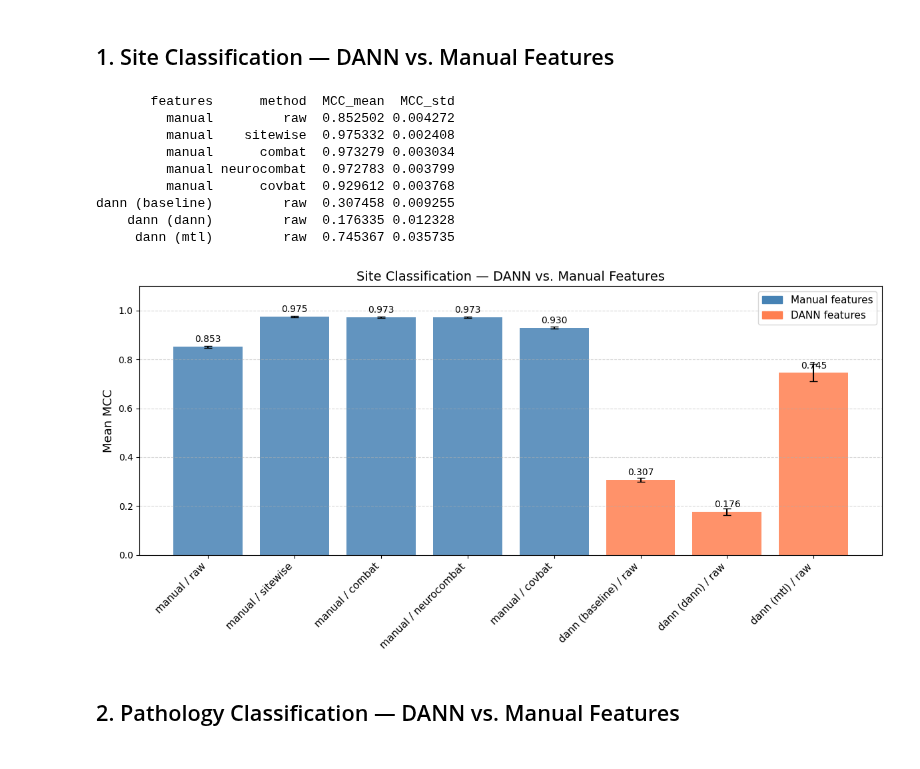
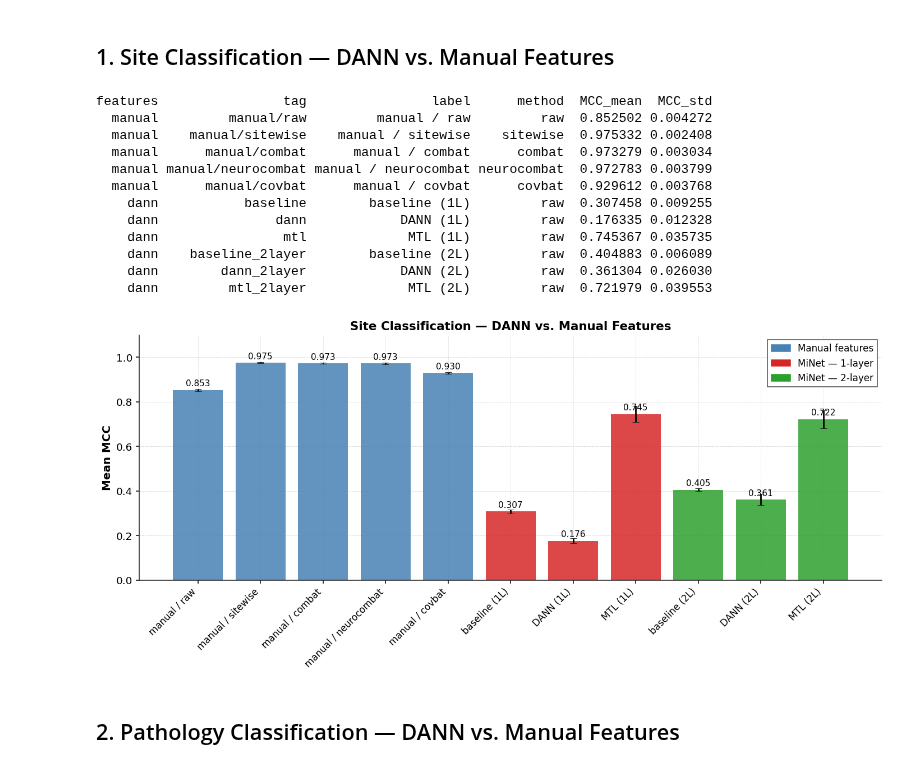
Before and after one commit to chox7/eeg-site-effects, a Jupyter notebook: notebooks/04_dann/01_dann_evaluation.ipynb, the cells around one changed output. Cells and saved outputs as stored; diff of their text form; code cells hidden in the pictures.

```diff
--- a/notebooks/04_dann/01_dann_evaluation.ipynb
+++ b/notebooks/04_dann/01_dann_evaluation.ipynb
@@ -80,13 +113,6 @@ dann_raw   = dann_site[dann_site['method'] == 'raw']
 # Also get all manual methods for context
 manual_cb = manual_site[manual_site['model'] == 'catboost']
 
-comparison_site = pd.DataFrame({
-    'features': [],
-    'method': [],
-    'MCC_mean': [],
-    'MCC_std': [],
-})
-
 rows = []
 # Manual — all methods
 for method in METHODS:
@@ -94,16 +120,20 @@ for method in METHODS:
     if not mdf.empty:
         rows.append({
             'features': 'manual',
+            'tag': f'manual/{method}',
+            'label': f'manual / {method}',
             'method': method,
             'MCC_mean': mdf['mcc_overall'].mean(),
             'MCC_std': mdf['mcc_overall'].std()
         })
 
-# DANN — raw only
-for tag_val in dann_raw['tag'].unique():
+# DANN — raw only, both 1-layer and 2-layer extractor depths
+for tag_val in [t for t in DANN_TAG_ORDER if t in dann_raw['tag'].unique()]:
     tdf = dann_raw[dann_raw['tag'] == tag_val]
     rows.append({
-        'features': f'dann ({tag_val})' if pd.notna(tag_val) else 'dann',
+        'features': 'dann',
+        'tag': tag_val,
+        'label': TAG_LABEL.get(tag_val, tag_val),
         'method': 'raw',
         'MCC_mean': tdf['mcc_overall'].mean(),
         'MCC_std': tdf['mcc_overall'].std()
@@ -113,47 +143,51 @@ comparison_site = pd.DataFrame(rows)
 print(comparison_site.to_string(index=False))
 comparison_site.to_csv(f'{TABLES_DIR}/site_comparison_dann_vs_manual.csv', index=False)
 # %% [output]
-       features      method  MCC_mean  MCC_std
-         manual         raw  0.852502 0.004272
-         manual    sitewise  0.975332 0.002408
-         manual      combat  0.973279 0.003034
-         manual neurocombat  0.972783 0.003799
-         manual      covbat  0.929612 0.003768
-dann (baseline)         raw  0.307458 0.009255
-    dann (dann)         raw  0.176335 0.012328
-     dann (mtl)         raw  0.745367 0.035735
+features                tag                label      method  MCC_mean  MCC_std
+  manual         manual/raw         manual / raw         raw  0.852502 0.004272
+  manual    manual/sitewise    manual / sitewise    sitewise  0.975332 0.002408
+  manual      manual/combat      manual / combat      combat  0.973279 0.003034
+  manual manual/neurocombat manual / neurocombat neurocombat  0.972783 0.003799
+  manual      manual/covbat      manual / covbat      covbat  0.929612 0.003768
+    dann           baseline        baseline (1L)         raw  0.307458 0.009255
+    dann               dann            DANN (1L)         raw  0.176335 0.012328
+    dann                mtl             MTL (1L)         raw  0.745367 0.035735
+    dann    baseline_2layer        baseline (2L)         raw  0.404883 0.006089
+    dann        dann_2layer            DANN (2L)         raw  0.361304 0.026030
+    dann         mtl_2layer             MTL (2L)         raw  0.721979 0.039553
 # %%
-fig, ax = plt.subplots(figsize=(12, 6))
+fig, ax = plt.subplots(figsize=(13, 6))
 
 cs = comparison_site.copy()
-labels = cs['features'] + ' / ' + cs['method']
-colors = ['steelblue' if 'manual' in f else 'coral' for f in cs['features']]
+labels = cs['label']
+colors = [depth_color(t) for t in cs['tag']]
 
 bars = ax.bar(range(len(cs)), cs['MCC_mean'], yerr=cs['MCC_std'],
               capsize=4, color=colors, alpha=0.85)
 
 for i, (bar, val) in enumerate(zip(bars, cs['MCC_mean'])):
     ax.text(bar.get_x() + bar.get_width()/2, bar.get_height() + 0.01,
             f'{val:.3f}', ha='center', va='bottom', fontsize=10)
 
 ax.set_xticks(range(len(cs)))
 ax.set_xticklabels(labels, rotation=45, ha='right', fontsize=11)
 ax.set_ylabel('Mean MCC', fontsize=13)
 ax.set_title('Site Classification — DANN vs. Manual Features', fontsize=14)
 ax.set_ylim(0, 1.1)
 ax.grid(axis='y', linestyle='--', alpha=0.5)
 ax.axhline(y=0, color='black', linewidth=0.5)
 
-# Legend
+# Legend: colour encodes feature family / extractor depth
 from matplotlib.patches import Patch
 ax.legend(handles=[Patch(color='steelblue', label='Manual features'),
-                    Patch(color='coral', label='DANN features')],
+                    Patch(color='#d62728', label='MiNet — 1-layer'),
+                    Patch(color='#2ca02c', label='MiNet — 2-layer')],
           fontsize=11)
 fig.tight_layout()
 fig.savefig(f'{FIGURES_DIR}/site_mcc_dann_vs_manual.png', dpi=150, bbox_inches='tight')
 plt.show()
 # %% [output]
-[figure, old version]
+[figure, new version]
 # %% [markdown]
 ## 2. Pathology Classification — DANN vs. Manual Features
 # %%
```
Also changed, not shown: parts of 11 cells of this notebook, 38 other files.
